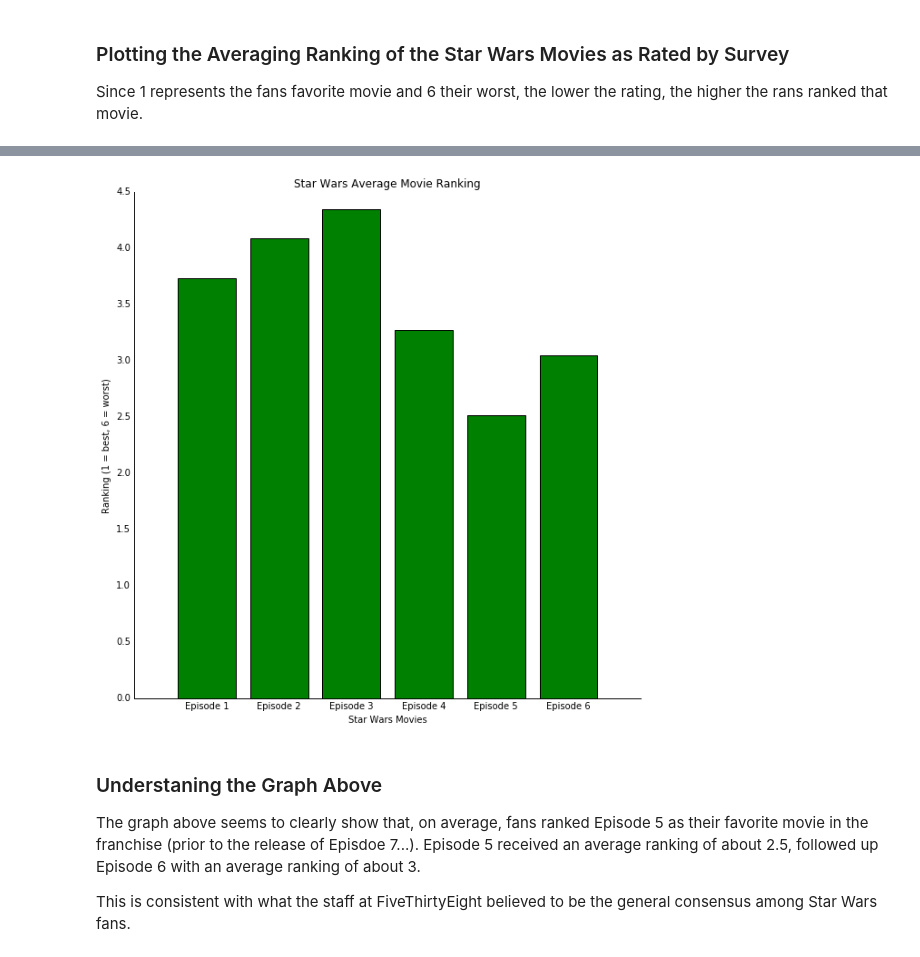
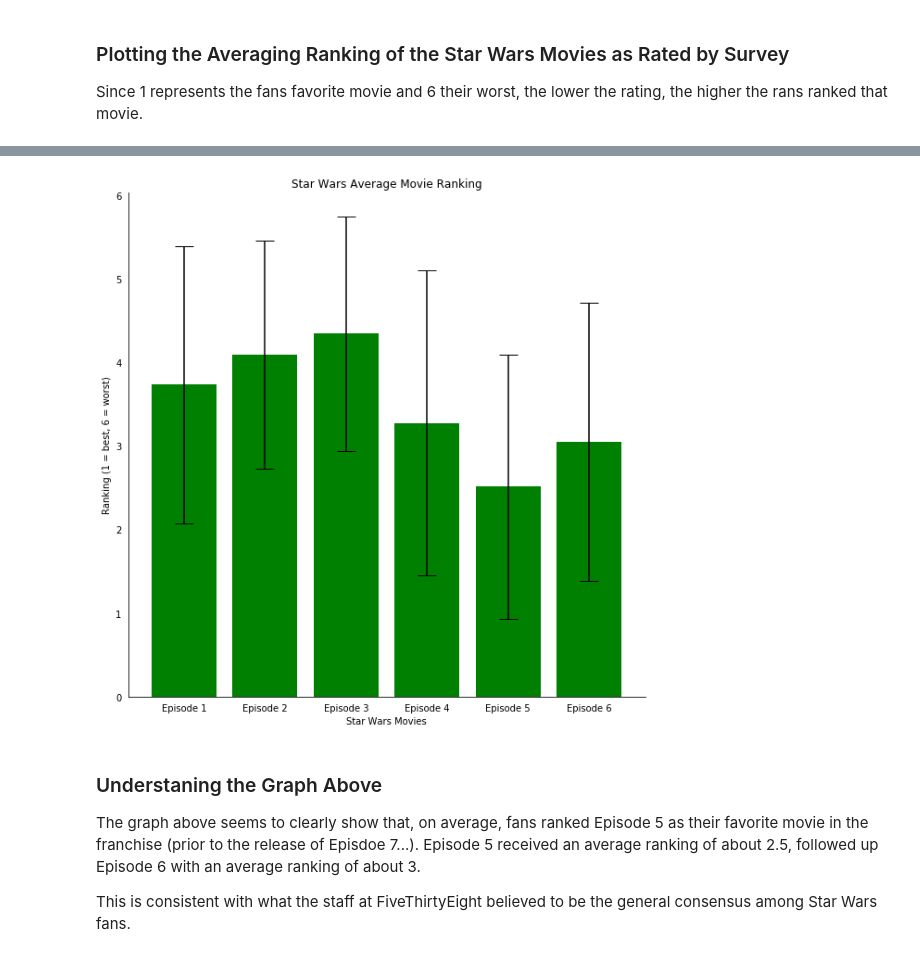
Before and after one commit to iameskild/dataquest, a Jupyter notebook: Data Scientist in Python/02 Data Analysis and Visualization/GP08: Star Wars Survey/Basics.ipynb, the cells around one changed output, grey strips where cells are left out. Drawn from its saved outputs; the diff is of its cells as text; code cells hidden in the pictures.

```diff
--- a/Data Scientist in Python/02 Data Analysis and Visualization/GP08: Star Wars Survey/Basics.ipynb
+++ b/Data Scientist in Python/02 Data Analysis and Visualization/GP08: Star Wars Survey/Basics.ipynb
@@ -269,4 +269,5 @@ Index(['RespondentID',
 ### Plotting the Averaging Ranking of the Star Wars Movies as Rated by Survey
 Since 1 represents the fans favorite movie and 6 their worst, the lower the rating, the higher the rans ranked that movie.
 # %%
-ave_ranking = star_wars.iloc[:, 9:15].mean()
+ave_ranking_mean = star_wars.iloc[:, 9:15].mean()
+ave_ranking_std = star_wars.iloc[:, 9:15].std()
@@ -275,35 +286,37 @@ import matplotlib.pyplot as plt
 %matplotlib inline
 
 x_list = np.arange(len(ave_ranking))
 
 fig, ax = plt.subplots(figsize=(10,10))
+fig.patch.set_facecolor('w')
 
-ax.bar(x_list, ave_ranking, align='center', color='g')
+ax.bar(x_list, ave_ranking_mean, yerr=ave_ranking_std, capsize=10,
+        align='center', color='g')
 
 ax.set_xticklabels(['',
                     'Episode 1',
                     'Episode 2',
                     'Episode 3',
                     'Episode 4',
                     'Episode 5',
                     'Episode 6'])
 
 ax.spines['right'].set_visible(False)
 ax.spines['top'].set_visible(False)
 
 ax.tick_params(axis='both',
                right=False,
                top=False,
                left=False,
                bottom=False)
 
 ax.set_title('Star Wars Average Movie Ranking')
 ax.set_xlabel('Star Wars Movies')
 ax.set_ylabel('Ranking (1 = best, 6 = worst)')
 
 plt.show();
 # %% [output]
-[figure, old version]
+[figure, new version]
 # %% [markdown]
 ### Understaning the Graph Above
 The graph above seems to clearly show that, on average, fans ranked Episode 5 as their favorite movie in the franchise (prior to the release of Episdoe 7...). Episode 5 received an average ranking of about 2.5, followed up Episode 6 with an average ranking of about 3.
```
Also changed, not shown: parts of 7 cells of this notebook.
